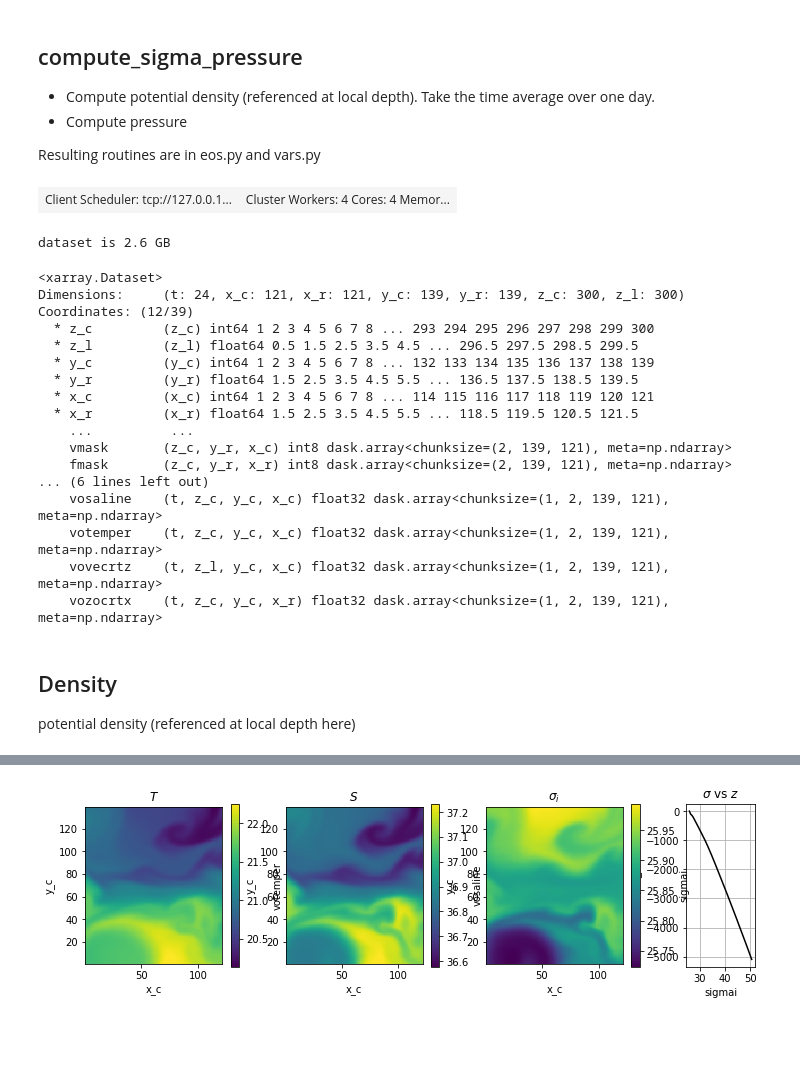
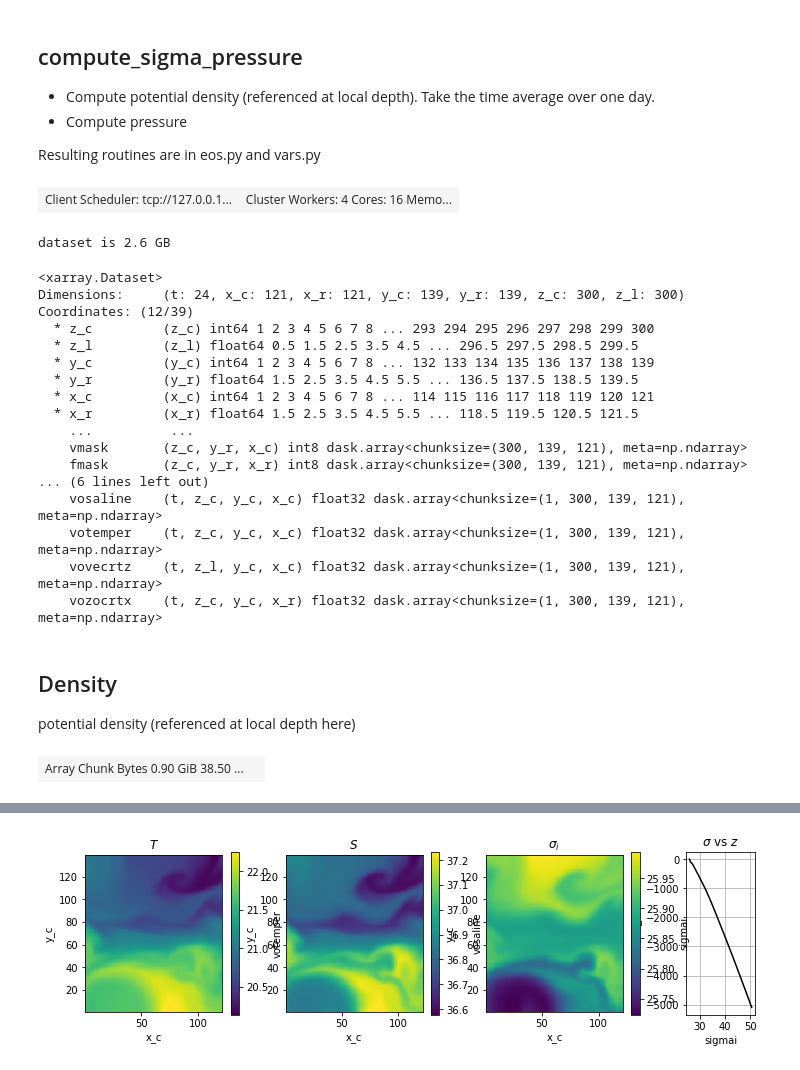
Before and after one commit to NoeLahaye/ITideNATL, a Jupyter notebook: dev_notebooks/comp_dens_pres.ipynb, the cells around one changed output, grey strips where cells are left out. Cells and saved outputs as stored; diff of their text form; code cells hidden in the pictures; blank space fills up the shorter version.

```diff
--- a/dev_notebooks/comp_dens_pres.ipynb
+++ b/dev_notebooks/comp_dens_pres.ipynb
@@ -24,13 +24,12 @@ from eos import sigmai
 # %%
 from dask.distributed import Client, LocalCluster, wait
 # Start a local cluster with 4 single-threaded (HDF is triggering errors
 # if they are multi-threaded) workers which get only 1500 MiB of memory each.
-cluster = LocalCluster(n_workers=4, threads_per_worker=1, memory_limit=1500e6,
-                       silence_logs=50)
+cluster = LocalCluster() #n_workers=4, threads_per_worker=1, memory_limit=1500e6,silence_logs=50
 client = Client(address=cluster)
 client
 # %% [output]
-| Client Scheduler: tcp://127.0.0.1... | Cluster Workers: 4 Cores: 4 Memor... |
+| Client Scheduler: tcp://127.0.0.1... | Cluster Workers: 4 Cores: 16 Memo... |
 # %%
 data_path = Path("/Users/nlahaye/tmp/eNATL60")
 
@@ -42,7 +41,8 @@ data_files = list(data_path.glob(data_fname))
 grid_files = sum([list(data_path.glob(fna)) for fna in grid_fname],[]) # trick to flatten: sum([list_of_list],[])
 # %%
 ds_tot = load_xorca_dataset(data_files=data_files, aux_files=grid_files,
-                              decode_cf=True, model_config="nest"
+                              decode_cf=True, model_config="nest",
+                            target_ds_chunks = {"x_c":-1, "y_c":-1, "x_r":-1, "y_r":-1, "z_c":-1, "z_l":-1}
                              )
 print("dataset is {:.1f} GB".format(ds_tot.nbytes/1e9))
 ds_tot
@@ -58,13 +58,13 @@ Coordinates: (12/39)
   * x_c         (x_c) int64 1 2 3 4 5 6 7 8 ... 114 115 116 117 118 119 120 121
   * x_r         (x_r) float64 1.5 2.5 3.5 4.5 5.5 ... 118.5 119.5 120.5 121.5
     ...          ...
-    vmask       (z_c, y_r, x_c) int8 dask.array<chunksize=(2, 139, 121), meta=np.ndarray>
-    fmask       (z_c, y_r, x_r) int8 dask.array<chunksize=(2, 139, 121), meta=np.ndarray>
+    vmask       (z_c, y_r, x_c) int8 dask.array<chunksize=(300, 139, 121), meta=np.ndarray>
+    fmask       (z_c, y_r, x_r) int8 dask.array<chunksize=(300, 139, 121), meta=np.ndarray>
 ... (6 lines left out)
-    vosaline    (t, z_c, y_c, x_c) float32 dask.array<chunksize=(1, 2, 139, 121), meta=np.ndarray>
-    votemper    (t, z_c, y_c, x_c) float32 dask.array<chunksize=(1, 2, 139, 121), meta=np.ndarray>
-    vovecrtz    (t, z_l, y_c, x_c) float32 dask.array<chunksize=(1, 2, 139, 121), meta=np.ndarray>
-    vozocrtx    (t, z_c, y_c, x_r) float32 dask.array<chunksize=(1, 2, 139, 121), meta=np.ndarray>
+    vosaline    (t, z_c, y_c, x_c) float32 dask.array<chunksize=(1, 300, 139, 121), meta=np.ndarray>
+    votemper    (t, z_c, y_c, x_c) float32 dask.array<chunksize=(1, 300, 139, 121), meta=np.ndarray>
+    vovecrtz    (t, z_l, y_c, x_c) float32 dask.array<chunksize=(1, 300, 139, 121), meta=np.ndarray>
+    vozocrtx    (t, z_c, y_c, x_r) float32 dask.array<chunksize=(1, 300, 139, 121), meta=np.ndarray>
 # %% [markdown]
 ## Density
 potential density (referenced at local depth here)
@@ -70,0 +74,6 @@ potential density (referenced at local depth here)
+# %%
+rho_numba = dsa.map_blocks(jmd95numba.rho, ds_tot.vosaline.data, ds_tot.votemper.data,
+                           ds_tot.depth_c_3d.data)
+rho_numba
+# %% [output]
+| Array Chunk Bytes 0.90 GiB 38.50 ... |  |
```
Also changed, not shown: parts of 3 cells of this notebook.
